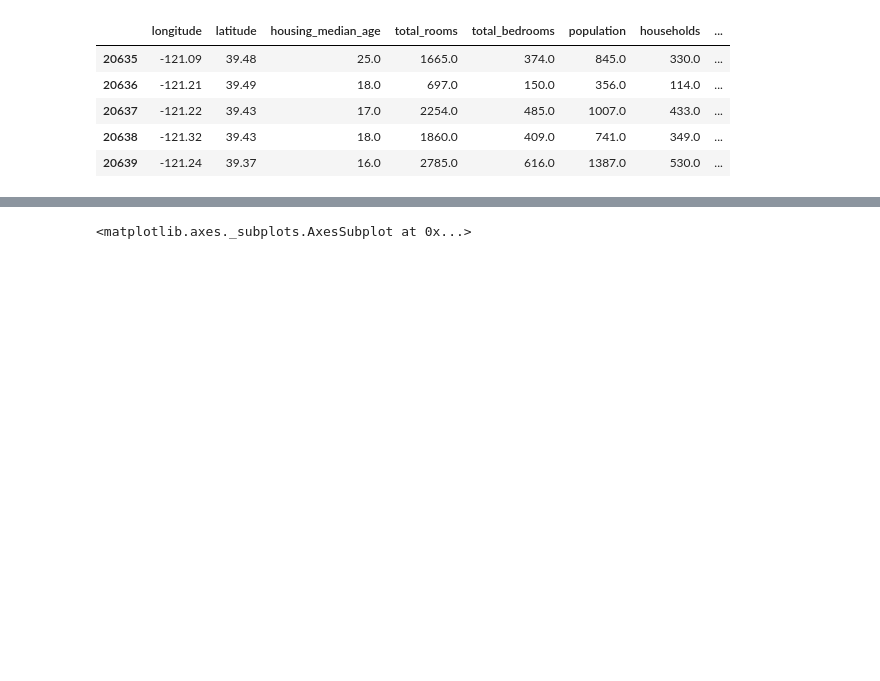
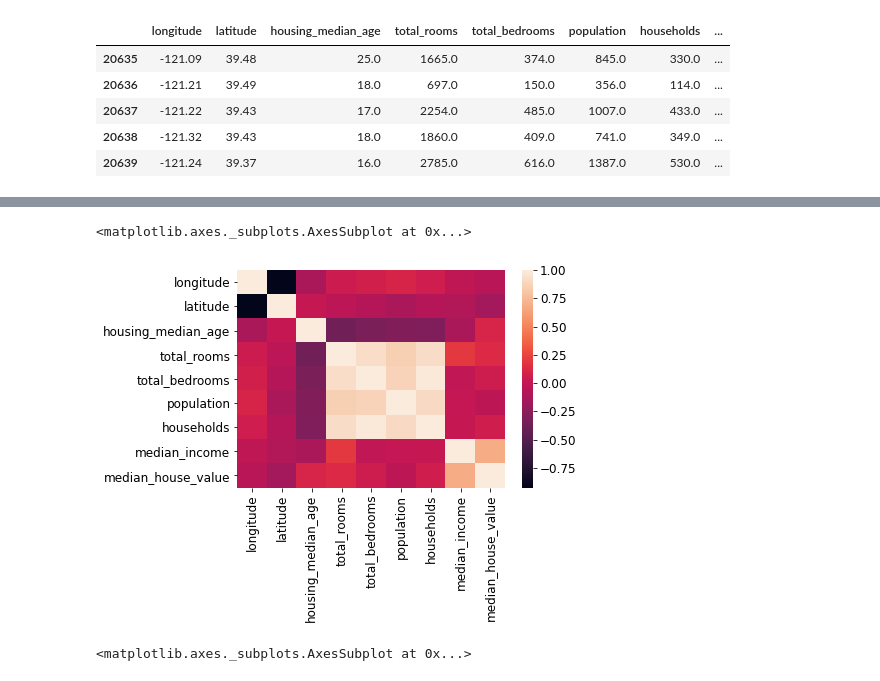
Before and after one commit to JHC90/Doc-Tool-Contents, a Jupyter notebook: Docus/DataScience/Praxis/Regression/HOML-California-Housing-Prices/02_Califronia_Housing_Data.ipynb, the cells around one changed output, grey strips where cells are left out. Drawn from its saved outputs; the diff is of its cells as text; code cells hidden in the pictures; blank space fills up the shorter version.

```diff
--- a/Docus/DataScience/Praxis/Regression/HOML-California-Housing-Prices/02_Califronia_Housing_Data.ipynb
+++ b/Docus/DataScience/Praxis/Regression/HOML-California-Housing-Prices/02_Califronia_Housing_Data.ipynb
@@ -99,3 +114,9 @@ housing.tail(5)
+# %%
+#sns.clustermap(housing.corr())
+sns.heatmap(housing.corr())
+# %% [output]
+<matplotlib.axes._subplots.AxesSubplot at 0x...>
+[figure, added]
 # %%
 #Aufzeigen von nan values
 import missingno as msno
```
Also changed, not shown: parts of 1 cell of this notebook, 42 other files.
